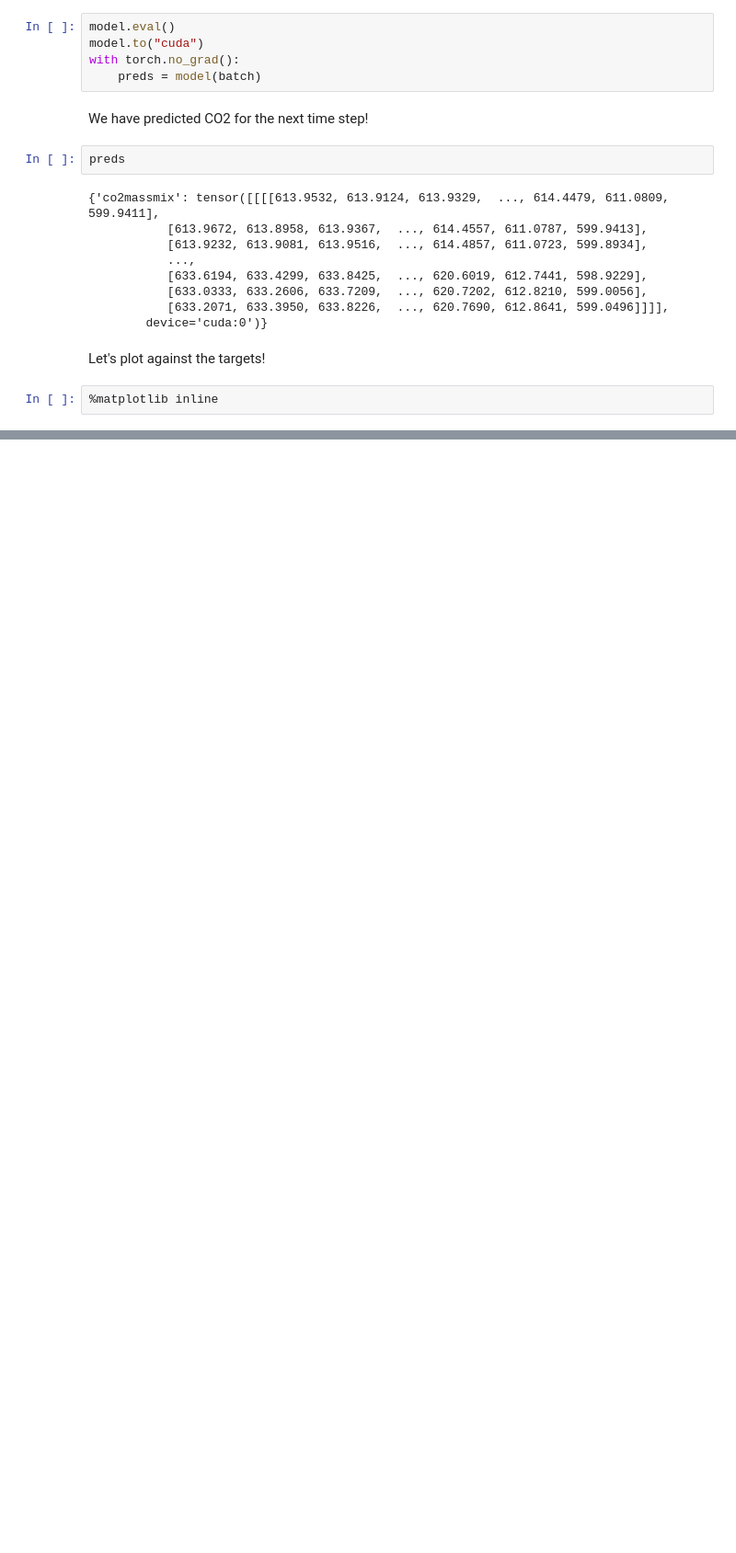
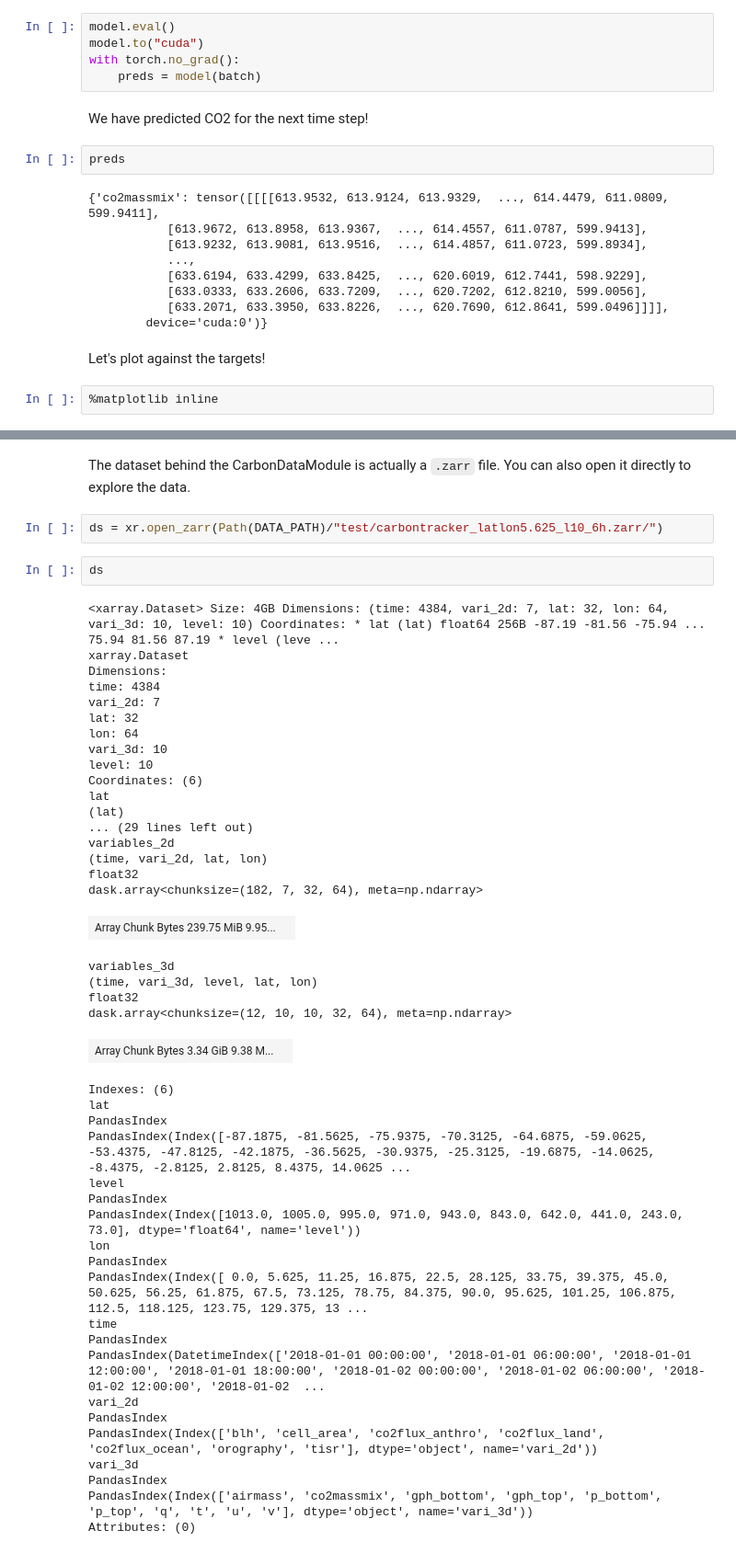
Before and after one commit to vitusbenson/carbonbench, a Jupyter notebook: tutorial/eval_swintransformer.ipynb, the cells around one changed output, grey strips where cells are left out. Shown: that part at 92% size. Cells and saved outputs as stored; diff of their text form; blank space fills up the shorter version.

```diff
--- a/tutorial/eval_swintransformer.ipynb
+++ b/tutorial/eval_swintransformer.ipynb
@@ -192,3 +192,53 @@ plt.tight_layout()
 plt.show()
 # %% [output]
 [figure]
+# %% [markdown]
+The dataset behind the CarbonDataModule is actually a `.zarr` file. You can also open it directly to explore the data.
+# %%
+ds = xr.open_zarr(Path(DATA_PATH)/"test/carbontracker_latlon5.625_l10_6h.zarr/")
+# %%
+ds
+# %% [output]
+<xarray.Dataset> Size: 4GB Dimensions: (time: 4384, vari_2d: 7, lat: 32, lon: 64, vari_3d: 10, level: 10) Coordinates: * lat (lat) float64 256B -87.19 -81.56 -75.94 ... 75.94 81.56 87.19 * level (leve ...
+xarray.Dataset
+Dimensions:
+time: 4384
+vari_2d: 7
+lat: 32
+lon: 64
+vari_3d: 10
+level: 10
+Coordinates: (6)
+lat
+(lat)
+... (29 lines left out)
+variables_2d
+(time, vari_2d, lat, lon)
+float32
+dask.array<chunksize=(182, 7, 32, 64), meta=np.ndarray>
+| Array Chunk Bytes 239.75 MiB 9.95... |  |
+variables_3d
+(time, vari_3d, level, lat, lon)
+float32
+dask.array<chunksize=(12, 10, 10, 32, 64), meta=np.ndarray>
+| Array Chunk Bytes 3.34 GiB 9.38 M... |  |
+Indexes: (6)
+lat
+PandasIndex
+PandasIndex(Index([-87.1875, -81.5625, -75.9375, -70.3125, -64.6875, -59.0625, -53.4375, -47.8125, -42.1875, -36.5625, -30.9375, -25.3125, -19.6875, -14.0625, -8.4375, -2.8125, 2.8125, 8.4375, 14.0625 ...
+level
+PandasIndex
+PandasIndex(Index([1013.0, 1005.0, 995.0, 971.0, 943.0, 843.0, 642.0, 441.0, 243.0, 73.0], dtype='float64', name='level'))
+lon
+PandasIndex
+PandasIndex(Index([ 0.0, 5.625, 11.25, 16.875, 22.5, 28.125, 33.75, 39.375, 45.0, 50.625, 56.25, 61.875, 67.5, 73.125, 78.75, 84.375, 90.0, 95.625, 101.25, 106.875, 112.5, 118.125, 123.75, 129.375, 13 ...
+time
+PandasIndex
+PandasIndex(DatetimeIndex(['2018-01-01 00:00:00', '2018-01-01 06:00:00', '2018-01-01 12:00:00', '2018-01-01 18:00:00', '2018-01-02 00:00:00', '2018-01-02 06:00:00', '2018-01-02 12:00:00', '2018-01-02  ...
+vari_2d
+PandasIndex
+PandasIndex(Index(['blh', 'cell_area', 'co2flux_anthro', 'co2flux_land', 'co2flux_ocean', 'orography', 'tisr'], dtype='object', name='vari_2d'))
+vari_3d
+PandasIndex
+PandasIndex(Index(['airmass', 'co2massmix', 'gph_bottom', 'gph_top', 'p_bottom', 'p_top', 'q', 't', 'u', 'v'], dtype='object', name='vari_3d'))
+Attributes: (0)
```
Also changed, not shown: parts of 7 cells of this notebook.
